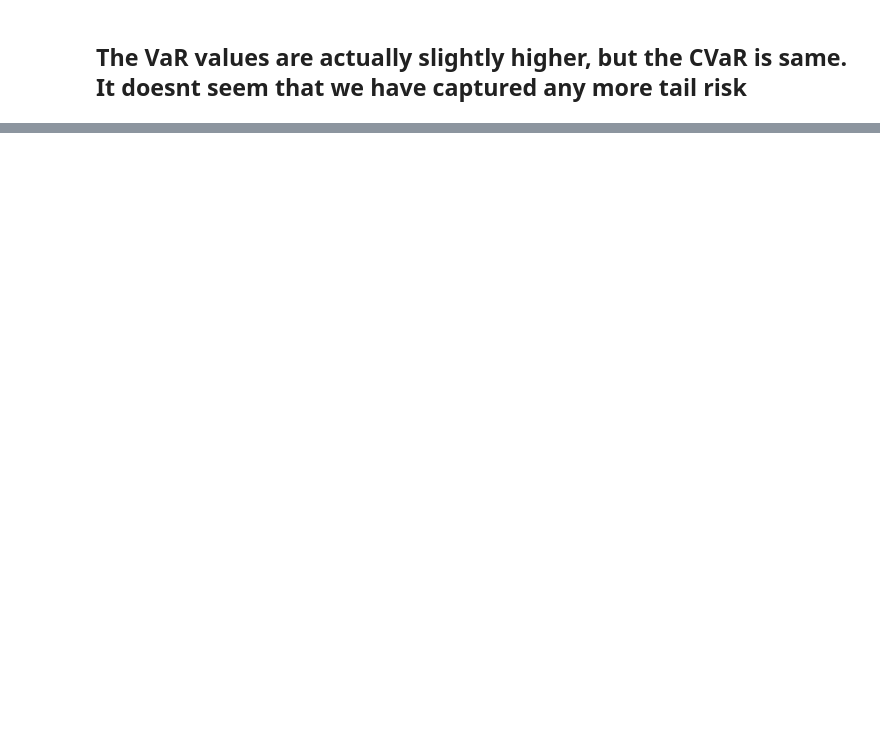
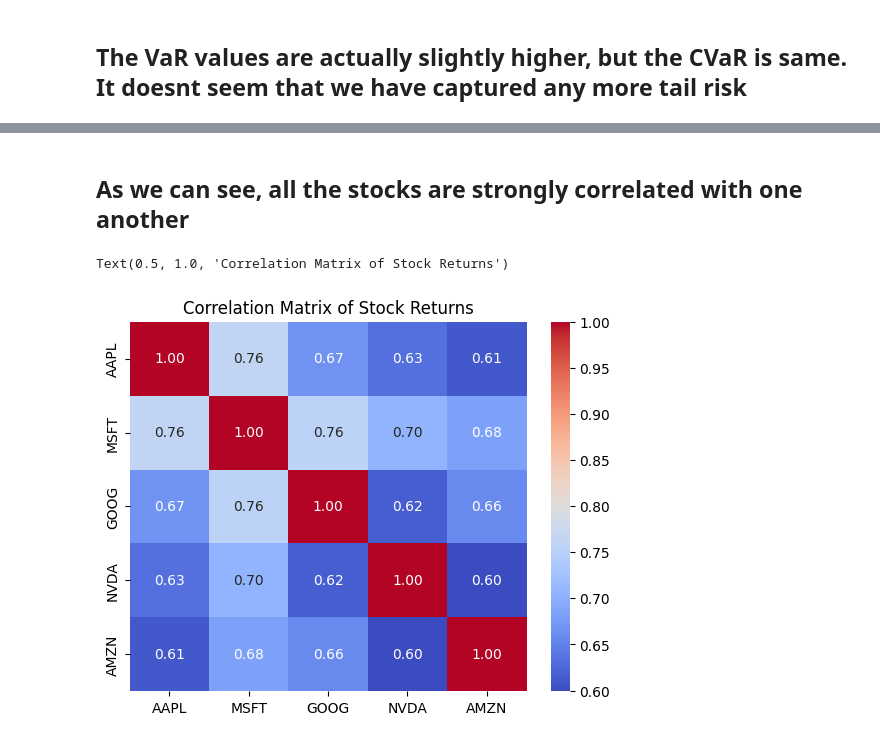
Before and after one commit to manipuppeteer/Finance-Projects, a Jupyter notebook: VaR.ipynb, the cells around one changed output, grey strips where cells are left out. Cells and saved outputs as stored; diff of their text form; code cells hidden in the pictures; blank space fills up the shorter version.

Commit message:
Asset correlations incorporated

```diff
--- a/VaR.ipynb
+++ b/VaR.ipynb
@@ -226,0 +252,8 @@ plt.show()
+# %% [markdown]
+## As we can see, all the stocks are strongly correlated with one another
+# %%
+sns.heatmap(returns.corr(), annot=True, cmap='coolwarm', fmt='.2f')
+plt.title('Correlation Matrix of Stock Returns')
+# %% [output]
+Text(0.5, 1.0, 'Correlation Matrix of Stock Returns')
+[figure, added]
```
Also changed, not shown: parts of 15 cells of this notebook.
